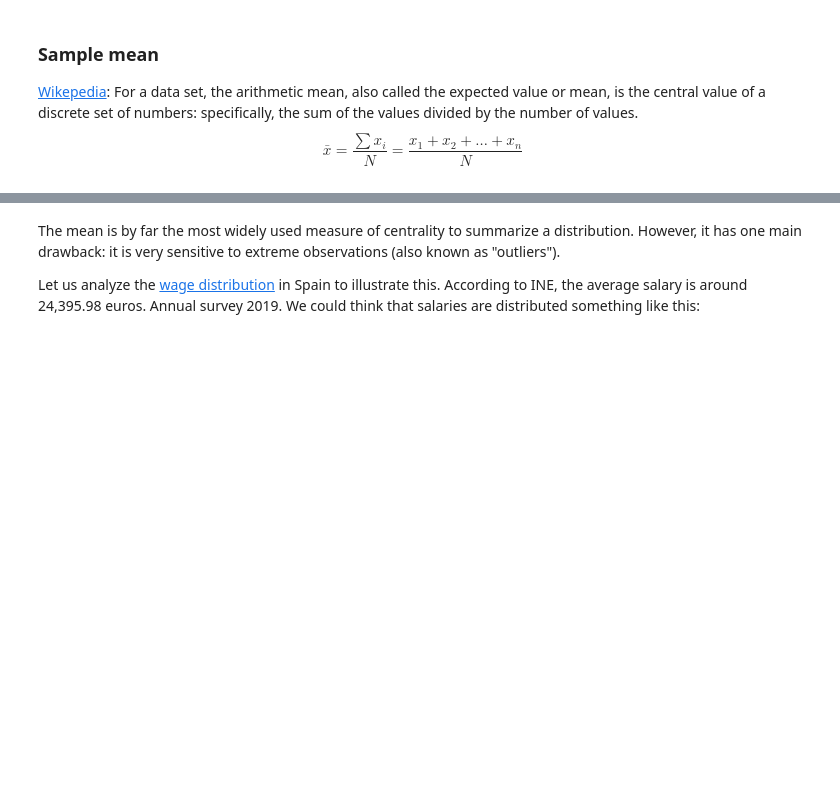
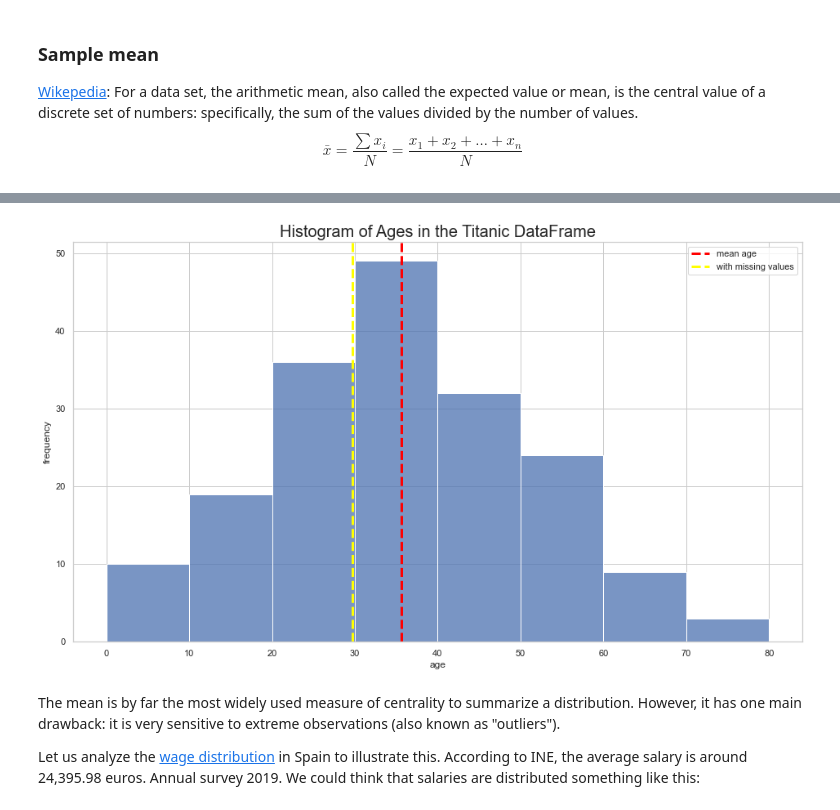
Before and after one commit to nico-stan/lectures, a Jupyter notebook: week-5/02 - Intro to statistics.ipynb, the cells around one changed output, grey strips where cells are left out. Drawn from its saved outputs; the diff is of its cells as text; code cells hidden in the pictures; blank space fills up the shorter version.

```diff
--- a/week-5/02 - Intro to statistics.ipynb
+++ b/week-5/02 - Intro to statistics.ipynb
@@ -133,16 +208,24 @@ df2.age.mean()
 # %%
-graf = sns.histplot(x=df2.age)
-graf.axvline(df_titanic.age.mean(),
+graf = sns.histplot(x=df2.age, bins=np.linspace(0,80,9))
+graf.axvline(df2.age.mean(),
             c="red",
             linewidth= 3.,
             linestyle='--',
             label='mean age') # mean line
+
+graf.axvline(df_titanic.age.mean(),
+            c="yellow",
+            linewidth= 3.,
+            linestyle='--',
+            label='with missing values') # mean line
 
 plt.title('Histogram of Ages in the Titanic DataFrame', size=20)
 plt.xlabel('age')
 plt.ylabel('frequency')
 plt.legend()
 plt.show()
+# %% [output]
+[figure, added]
 # %% [markdown]
 The mean is by far the most widely used measure of centrality to summarize a distribution. However, it has one main drawback: it is very sensitive to extreme observations (also known as "outliers").
 
```
Also changed, not shown: parts of 95 cells of this notebook.
